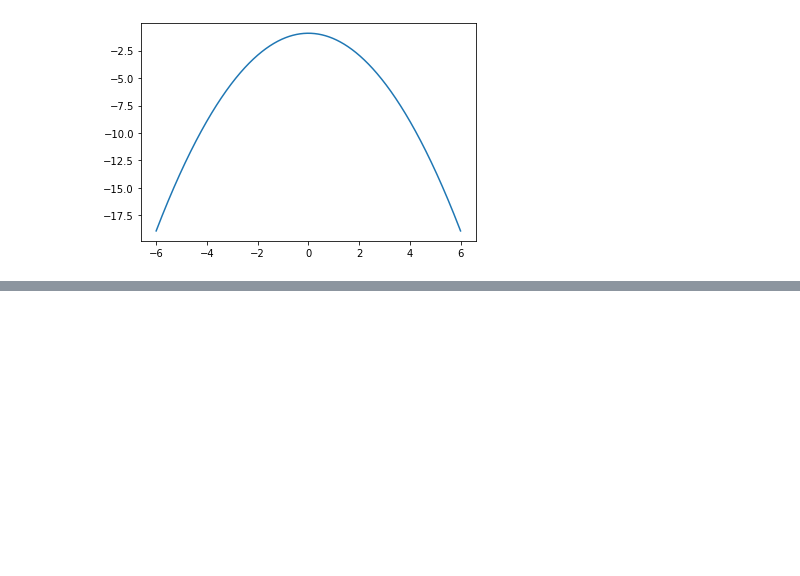
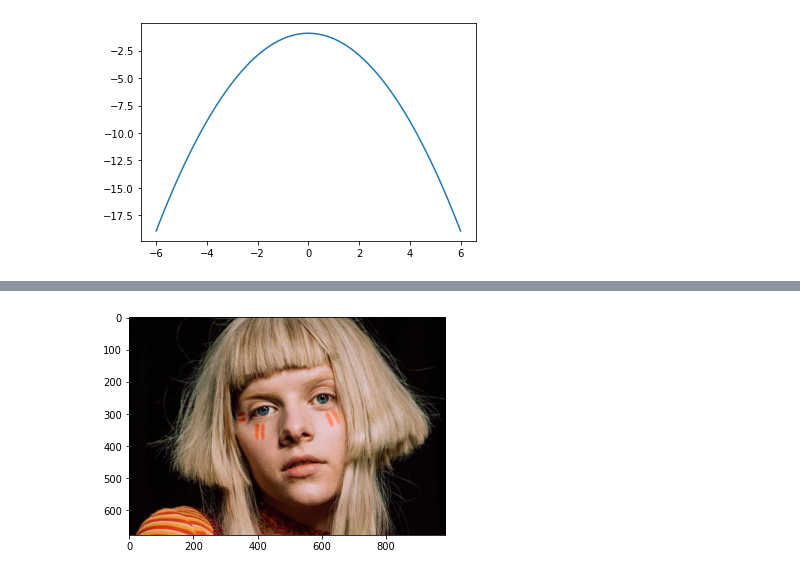
Before and after one commit to VHugoBarnes/machine-learning-practice, a Jupyter notebook: numpy-stack/scipy-tutorial.ipynb, the cells around one changed output, grey strips where cells are left out. Cells and saved outputs as stored; diff of their text form; code cells hidden in the pictures; blank space fills up the shorter version.

```diff
--- a/numpy-stack/scipy-tutorial.ipynb
+++ b/numpy-stack/scipy-tutorial.ipynb
@@ -27,0 +45,2 @@ plt.plot(x, logfx);
+# %%
+im = Image.open('aurora.jpg')
@@ -27,0 +71,4 @@ plt.plot(x, logfx);
+# %%
+plt.imshow(im);
+# %% [output]
+[figure, added]
```
Also changed, not shown: parts of 11 cells of this notebook, 1 other file.
